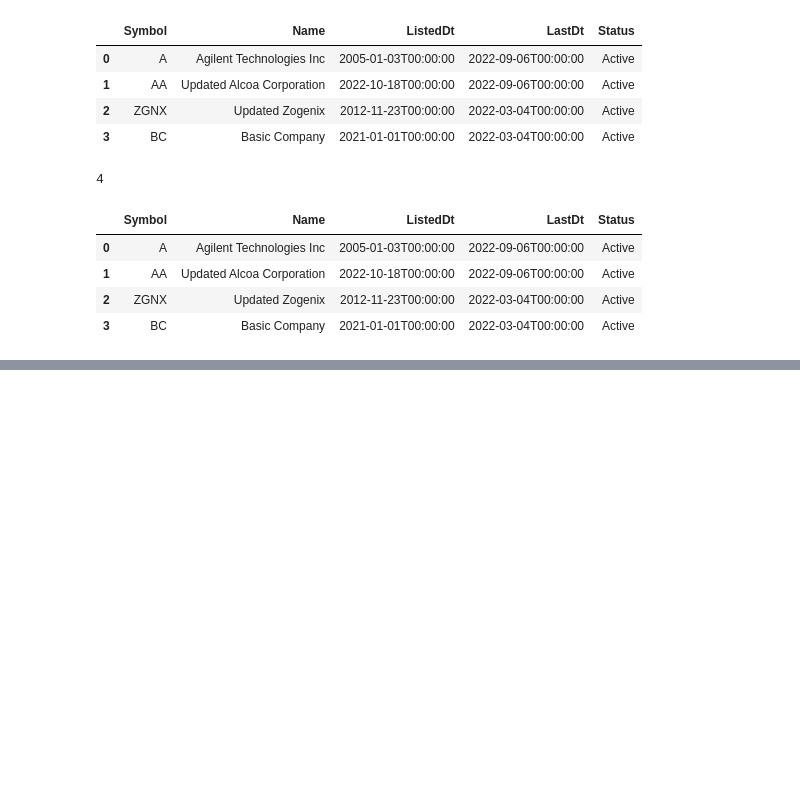
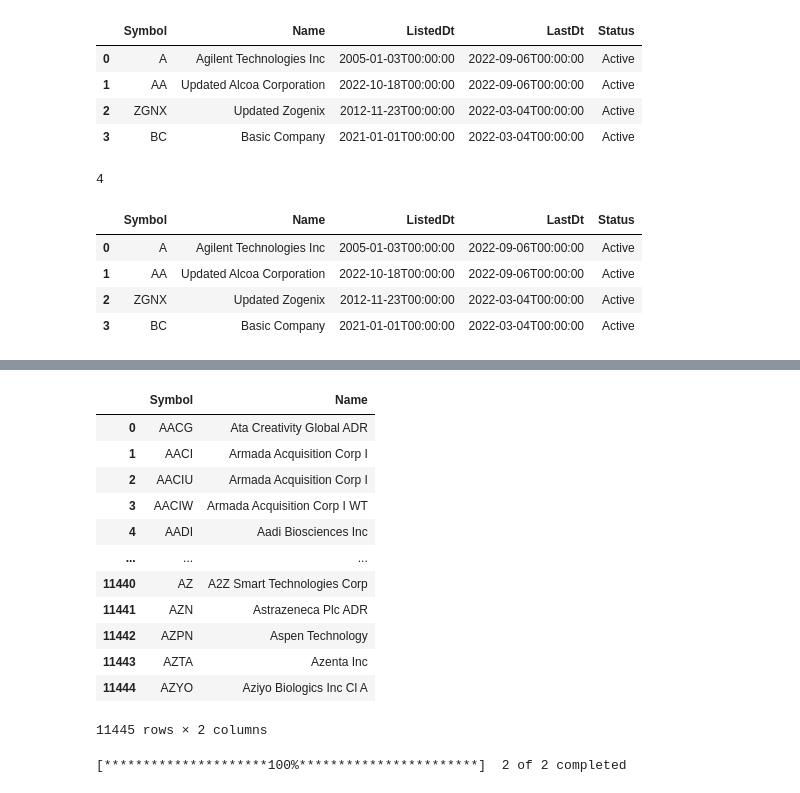
Before and after one commit to poivronjaune/oop_trading, a Jupyter notebook: new.ipynb, the cells around one changed output, grey strips where cells are left out. Saved outputs shown, nothing was run; the diff lists cells and outputs as text; code cells hidden in the pictures; blank space fills up the shorter version.

```diff
--- a/new.ipynb
+++ b/new.ipynb
@@ -130,0 +284,22 @@ parq
+# %%
+nasdaq = pd.read_parquet(r'2022-08-18-Copie\NASDAQ.parquet')
+nasdaq
+# %% [output]
+|  | Symbol | Name |
+| 0 | AACG | Ata Creativity Global ADR |
+| 1 | AACI | Armada Acquisition Corp I |
+| 2 | AACIU | Armada Acquisition Corp I |
+| 3 | AACIW | Armada Acquisition Corp I WT |
+| 4 | AADI | Aadi Biosciences Inc |
+| ... | ... | ... |
+| 11440 | AZ | A2Z Smart Technologies Corp |
+| 11441 | AZN | Astrazeneca Plc ADR |
+| 11442 | AZPN | Aspen Technology |
+| 11443 | AZTA | Azenta Inc |
+| 11444 | AZYO | Aziyo Biologics Inc Cl A |
+11445 rows × 2 columns
+# %%
+import yfinance as yf
+data1 = yf.download("AAPL MSFT", start="2017-01-01", end="2017-04-30", group_by='ticker')
+# %% [output]
+[*********************100%***********************]  2 of 2 completed
```
Also changed, not shown: parts of 11 cells of this notebook, 18 other files.
